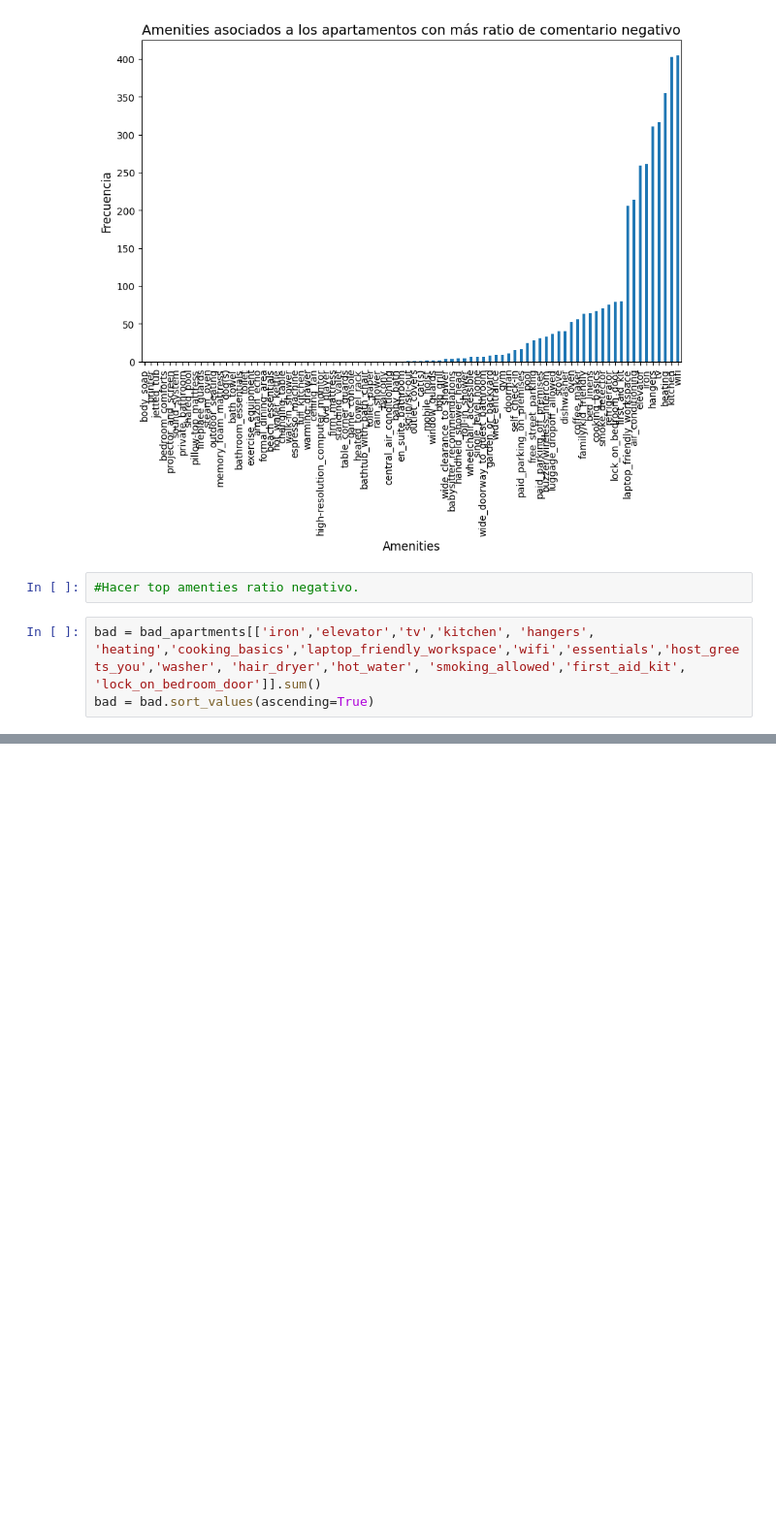
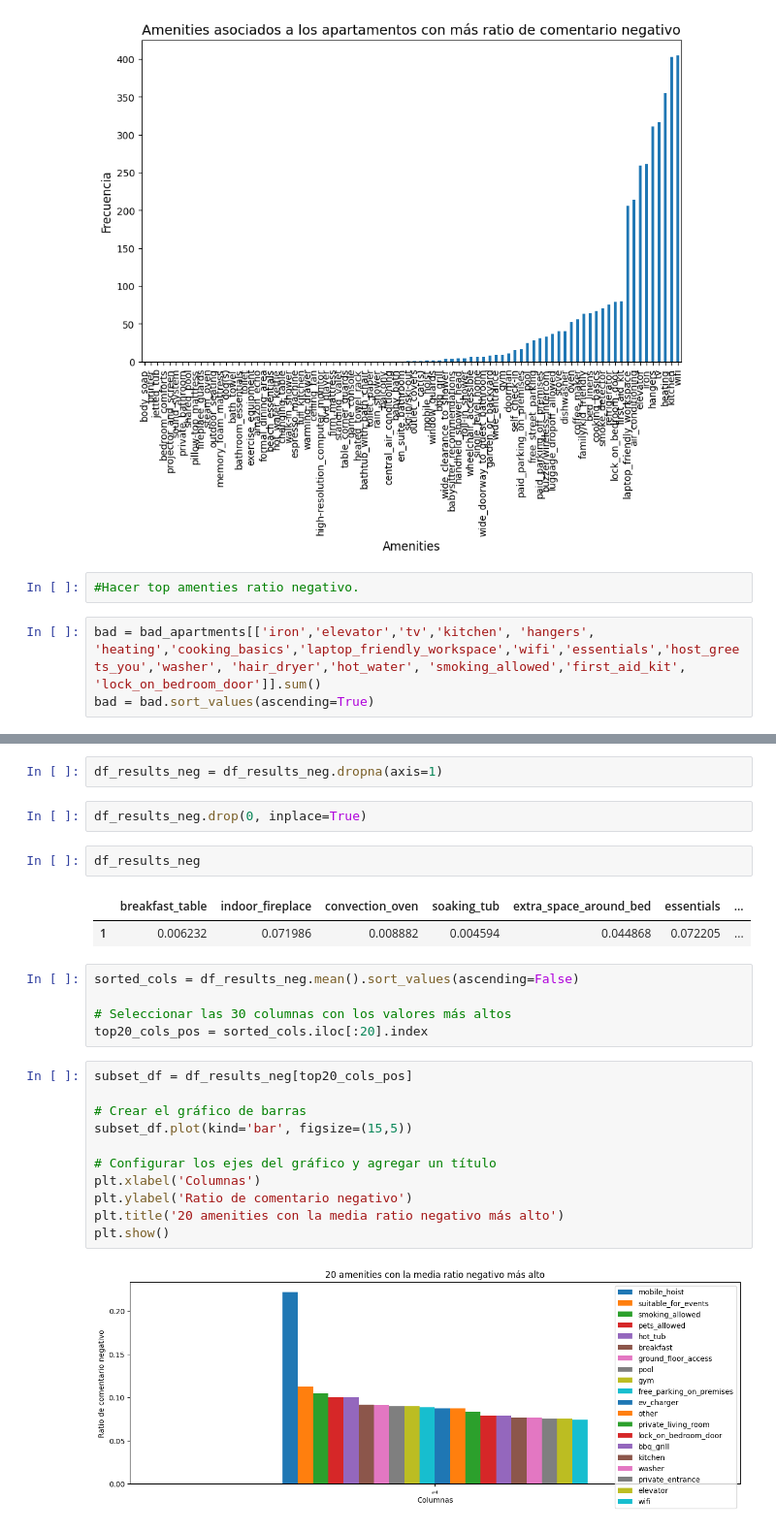
Before and after one commit to PedroVidales/Proyecto-Final_, a Jupyter notebook: main/Ratios.ipynb, the cells around one changed output, grey strips where cells are left out. Shown at 97% size. Cells and saved outputs as stored; diff of their text form; blank space fills up the shorter version.

```diff
--- a/main/Ratios.ipynb
+++ b/main/Ratios.ipynb
@@ -351,0 +436,27 @@ plt.show()
+# %%
+df_results_neg = df_results_neg.dropna(axis=1)
+# %%
+df_results_neg.drop(0, inplace=True)
+# %%
+df_results_neg
+# %% [output]
+|  | breakfast_table | indoor_fireplace | convection_oven | soaking_tub | extra_space_around_bed | essentials | ... |
+| 1 | 0.006232 | 0.071986 | 0.008882 | 0.004594 | 0.044868 | 0.072205 | ... |
+# %%
+sorted_cols = df_results_neg.mean().sort_values(ascending=False)
+
+# Seleccionar las 30 columnas con los valores más altos
+top20_cols_pos = sorted_cols.iloc[:20].index
+# %%
+subset_df = df_results_neg[top20_cols_pos]
+
+# Crear el gráfico de barras
+subset_df.plot(kind='bar', figsize=(15,5))
+
+# Configurar los ejes del gráfico y agregar un título
+plt.xlabel('Columnas')
+plt.ylabel('Ratio de comentario negativo')
+plt.title('20 amenities con la media ratio negativo más alto')
+plt.show()
+# %% [output]
+[figure, added]
```
Also changed, not shown: parts of 29 cells of this notebook, 20 other files.
